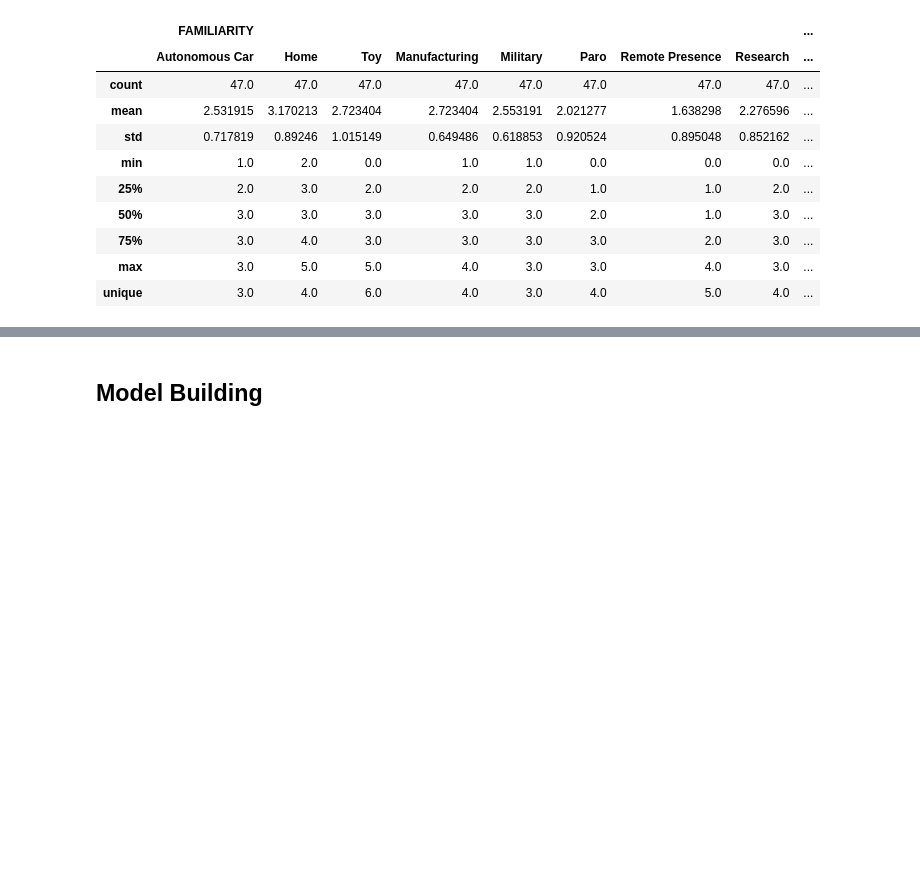
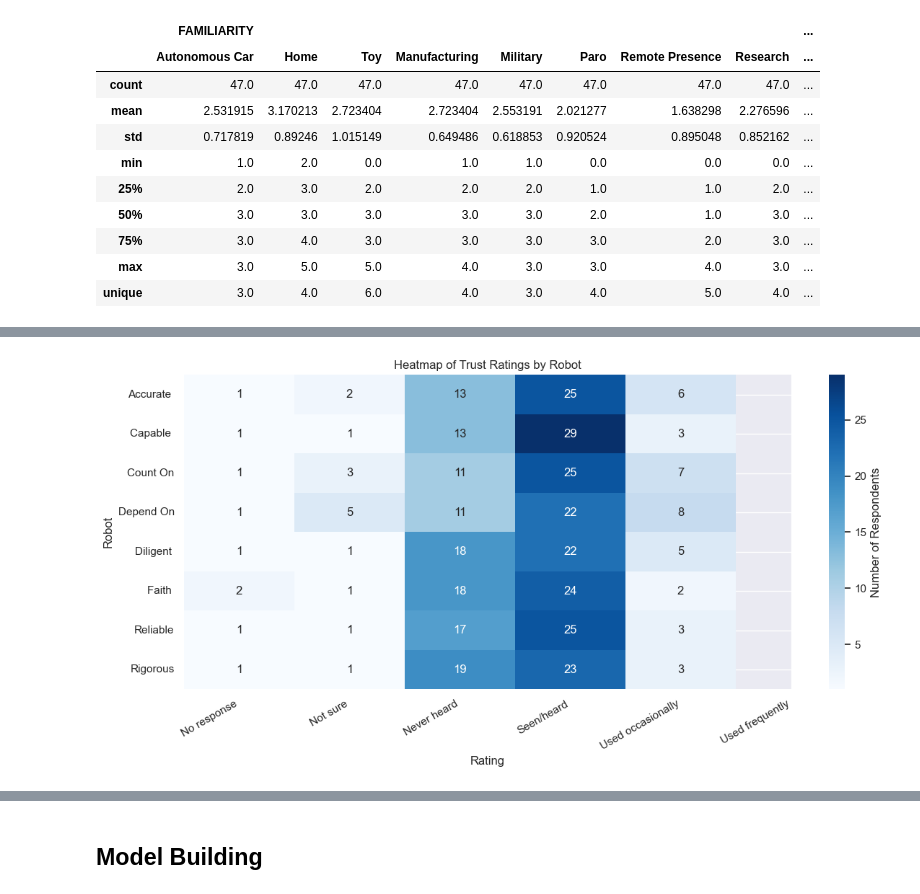
Before and after one commit to saathveek/ml-predicting-older-adult-trust, a Jupyter notebook: notebooks/trust_modeling.ipynb, the cells around one changed output, grey strips where cells are left out. Cells and saved outputs as stored; diff of their text form; code cells hidden in the pictures; blank space fills up the shorter version.

Commit message:
Added some visuals - not great

```diff
--- a/notebooks/trust_modeling.ipynb
+++ b/notebooks/trust_modeling.ipynb
@@ -196,0 +201,18 @@ for col in df["TRUST"].columns:
+# %%
+trust_long = df["TRUST"].melt(var_name="Robot", value_name="Rating")
+# %%
+# Prepare data (same as above)
+trust_heatmap_data = trust_long.groupby(["Robot", "Rating"]).size().unstack(fill_value=0)
+trust_heatmap_data = trust_heatmap_data[[1, 2, 3, 4, 5]]  # Ensure rating order
+
+# Plot heatmap
+plt.figure(figsize=(12, 6))
+sns.heatmap(trust_heatmap_data, annot=True, fmt="d", cmap="Blues", cbar_kws={'label': 'Number of Respondents'})
+plt.title("Heatmap of Trust Ratings by Robot")
+plt.xlabel("Rating")
+plt.ylabel("Robot")
+plt.xticks(ticks=[i + 0.5 for i in range(6)], labels=[get_familiarity_scale(i) for i in range(6)], rotation=30, ha='right')
+plt.tight_layout()
+plt.show()
+# %% [output]
+[figure, added]
```
Also changed, not shown: parts of 5 cells of this notebook.
